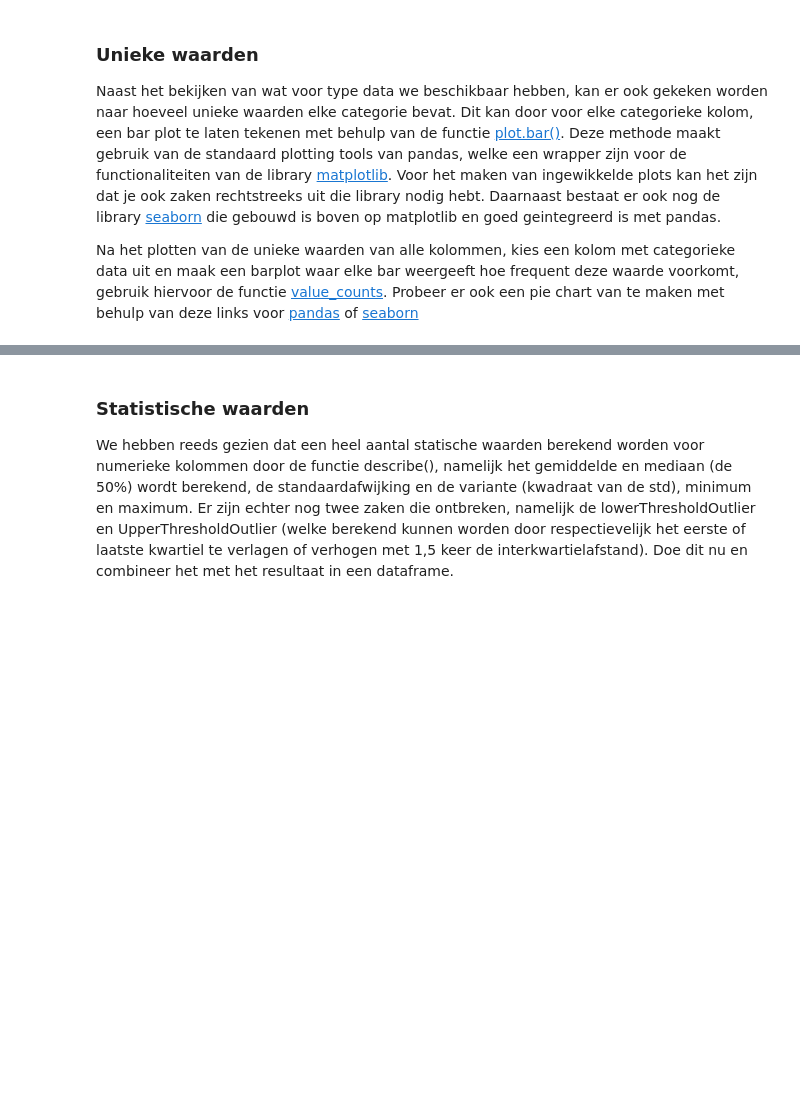
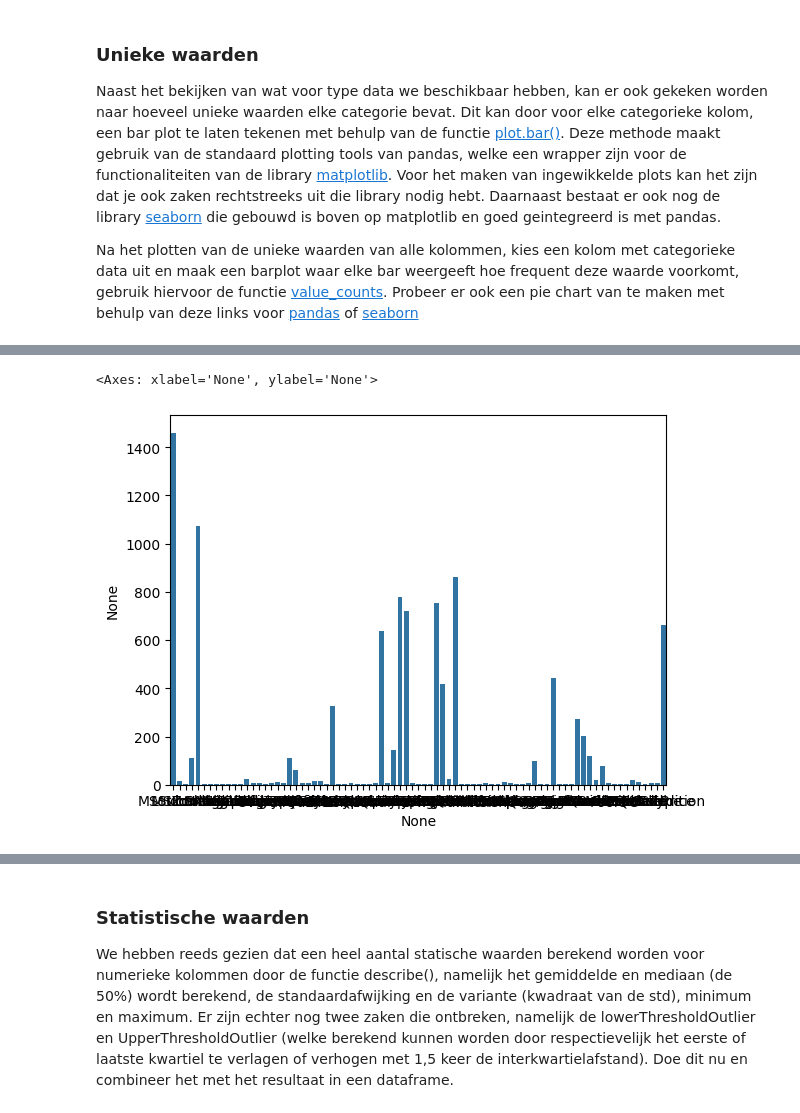
Before and after one commit to OdiseeDataScience2526/Leerstof-groep456, a Jupyter notebook: Les_03/03_DataExploration.ipynb, the cells around one changed output, grey strips where cells are left out. Cells and saved outputs as stored; diff of their text form; code cells hidden in the pictures; blank space fills up the shorter version.

```diff
--- a/Les_03/03_DataExploration.ipynb
+++ b/Les_03/03_DataExploration.ipynb
@@ -59,0 +163,5 @@ Probeer er ook een pie chart van te maken met behulp van deze links voor [pandas
+# %%
+sns.barplot(x=df_train.columns, y=tmp)
+# %% [output]
+<Axes: xlabel='None', ylabel='None'>
+[figure, added]
```
Also changed, not shown: parts of 22 cells of this notebook, 3 other files.
